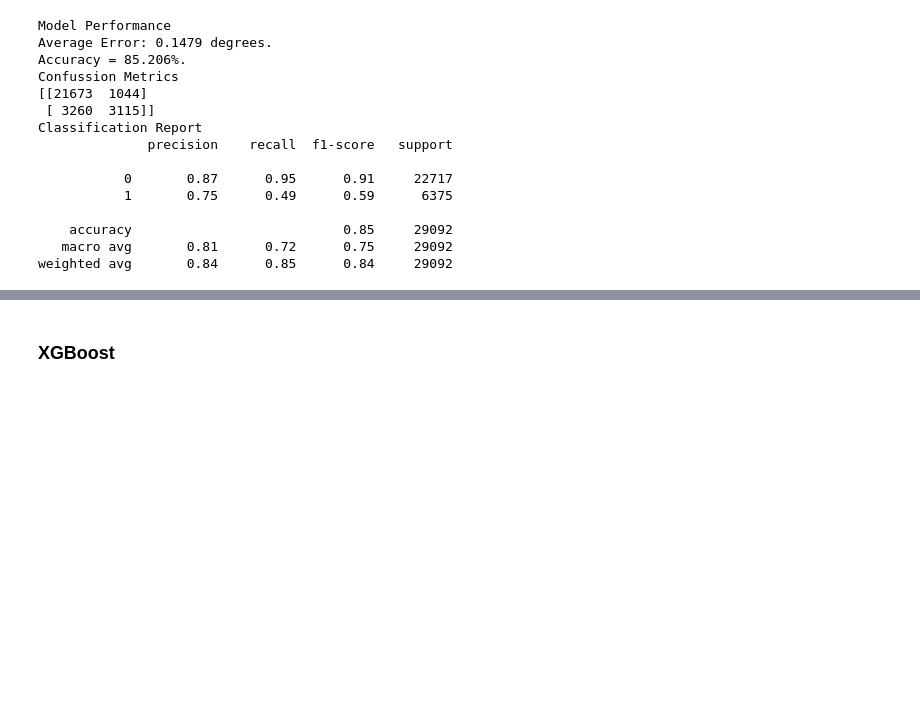
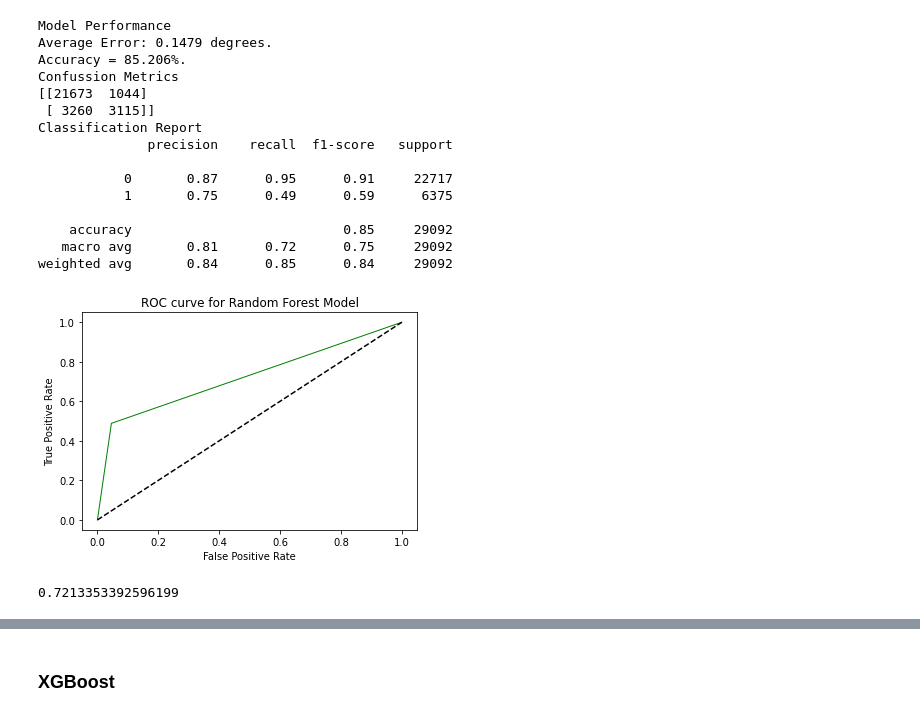
Before and after one commit to AzizFauzi99/Rain_Tomorrow_Prediction, a Jupyter notebook: KP_RainPrediction.ipynb, the cells around one changed output, grey strips where cells are left out. Saved outputs shown, nothing was run; the diff lists cells and outputs as text; code cells hidden in the pictures; blank space fills up the shorter version.

```diff
--- a/KP_RainPrediction.ipynb
+++ b/KP_RainPrediction.ipynb
@@ -961,0 +853,23 @@ Accuracy XGBoost: 0.8483088134194968
+# %%
+knn = KNeighborsClassifier()
+logreg = LogisticRegression(random_state=0)
+dt = tree.DecisionTreeClassifier()
+rf = RandomForestClassifier(random_state=0)
+nb = GaussianNB()
+bst = XGBClassifier()
+
+models = [knn, logreg, dt, rf, nb, bst]
+model_names = ['KNN', 'Logistic Regression', 'Decision Tree', 'Random Forest', 'Naive Bayes', 'XGBoost']
+accuracy = []
+
+for model in models:
+    model.fit(X_train, y_train)
+    y_pred = model.predict(X_test)
+    accuracy.append(accuracy_score(y_test, y_pred))
+    print(model)
+    print(metrics.confusion_matrix(y_test, y_pred))
+    print(metrics.classification_report(y_test, y_pred))
+
+# Create a dataframe of the model names and their accuracy scores
+df_accuracy = pd.DataFrame({'Model': model_names, 'Accuracy': accuracy})
+df_accuracy
@@ -1071,3 +1050,20 @@ Classification Report
     accuracy                           0.85     29092
    macro avg       0.81      0.72      0.75     29092
 weighted avg       0.84      0.85      0.84     29092
+# %%
+y_pred_rf1 = best_random.predict(X_test)
+
+fpr, tpr, thresholds = roc_curve(y_test, y_pred_rf1)
+plt.figure(figsize=(6,4))
+plt.plot(fpr,tpr,'-g',linewidth=1)
+plt.plot([0,1], [0,1], 'k--' )
+plt.title('ROC curve for Random Forest Model')
+plt.xlabel("False Positive Rate")
+plt.ylabel('True Positive Rate')
+plt.show();
+
+auc_rf = metrics.roc_auc_score(y_test, y_pred_rf1)
+print(auc_rf)
+# %% [output]
+[figure, added]
+0.7213353392596199
```
Also changed, not shown: parts of 54 cells of this notebook.
